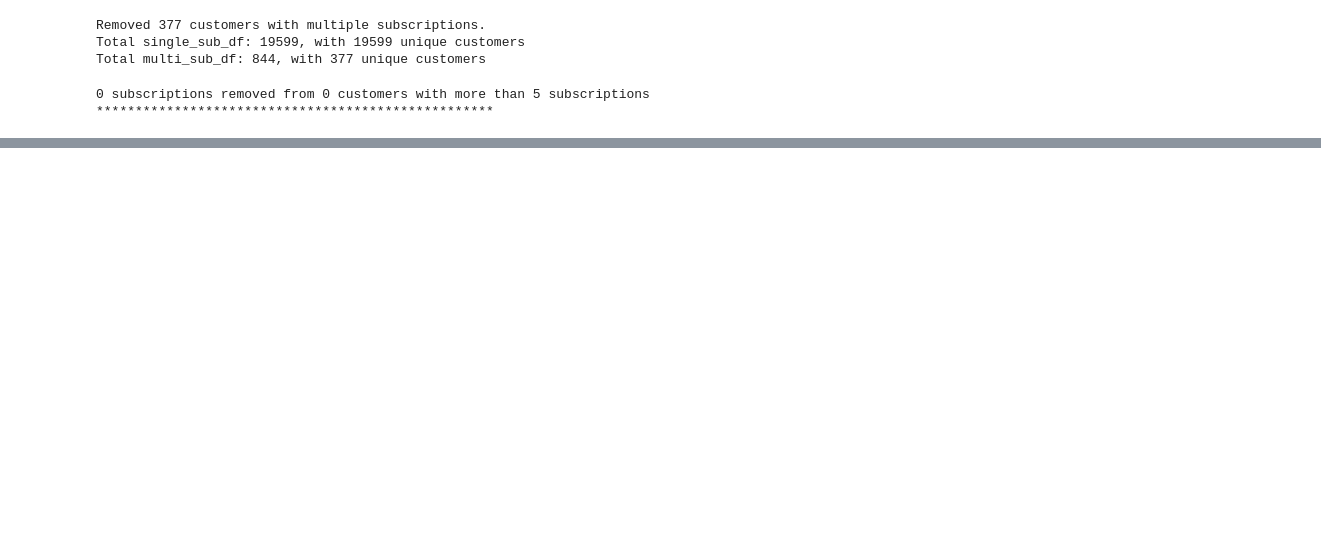
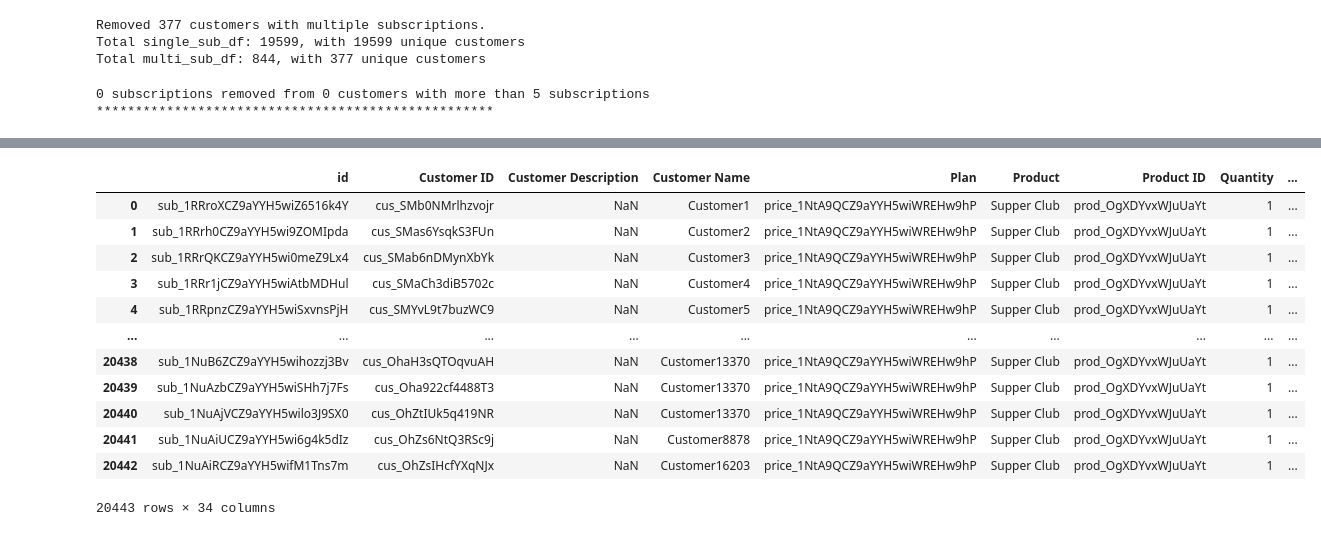
Before and after one commit to 75016paris/dishpatch-app, a Jupyter notebook: Dimanche_iso.ipynb, the cells around one changed output, grey strips where cells are left out. Cells and saved outputs as stored; diff of their text form; code cells hidden in the pictures; blank space fills up the shorter version.

```diff
--- a/Dimanche_iso.ipynb
+++ b/Dimanche_iso.ipynb
@@ -3317,0 +2789,22 @@ Conversion funnel comparison saved: conversion_funnel_comparison_2025-W17_2025-0
+# %%
+    # columns_to_keep = [
+    #     'id', 'Customer Name', 'Customer ID', 'Status', 'Cancellation Reason',
+    #     'Created (UTC)', 'Start (UTC)', 'Current Period Start (UTC)',
+    #     'Current Period End (UTC)', 'Trial Start (UTC)', 'Trial End (UTC)',
+    #     'Canceled At (UTC)', 'Ended At (UTC)', 'senderShopifyCustomerId (metadata)'
+
+sub_raw
+# %% [output]
+|  | id | Customer ID | Customer Description | Customer Name | Plan | Product | Product ID | Quantity | ... |
+| 0 | sub_1RRroXCZ9aYYH5wiZ6516k4Y | cus_SMb0NMrlhzvojr | NaN | Customer1 | price_1NtA9QCZ9aYYH5wiWREHw9hP | Supper Club | prod_OgXDYvxWJuUaYt | 1 | ... |
+| 1 | sub_1RRrh0CZ9aYYH5wi9ZOMIpda | cus_SMas6YsqkS3FUn | NaN | Customer2 | price_1NtA9QCZ9aYYH5wiWREHw9hP | Supper Club | prod_OgXDYvxWJuUaYt | 1 | ... |
+| 2 | sub_1RRrQKCZ9aYYH5wi0meZ9Lx4 | cus_SMab6nDMynXbYk | NaN | Customer3 | price_1NtA9QCZ9aYYH5wiWREHw9hP | Supper Club | prod_OgXDYvxWJuUaYt | 1 | ... |
+| 3 | sub_1RRr1jCZ9aYYH5wiAtbMDHul | cus_SMaCh3diB5702c | NaN | Customer4 | price_1NtA9QCZ9aYYH5wiWREHw9hP | Supper Club | prod_OgXDYvxWJuUaYt | 1 | ... |
+| 4 | sub_1RRpnzCZ9aYYH5wiSxvnsPjH | cus_SMYvL9t7buzWC9 | NaN | Customer5 | price_1NtA9QCZ9aYYH5wiWREHw9hP | Supper Club | prod_OgXDYvxWJuUaYt | 1 | ... |
+| ... | ... | ... | ... | ... | ... | ... | ... | ... | ... |
+| 20438 | sub_1NuB6ZCZ9aYYH5wihozzj3Bv | cus_OhaH3sQTOqvuAH | NaN | Customer13370 | price_1NtA9QCZ9aYYH5wiWREHw9hP | Supper Club | prod_OgXDYvxWJuUaYt | 1 | ... |
+| 20439 | sub_1NuAzbCZ9aYYH5wiSHh7j7Fs | cus_Oha922cf4488T3 | NaN | Customer13370 | price_1NtA9QCZ9aYYH5wiWREHw9hP | Supper Club | prod_OgXDYvxWJuUaYt | 1 | ... |
+| 20440 | sub_1NuAjVCZ9aYYH5wilo3J9SX0 | cus_OhZtIUk5q419NR | NaN | Customer13370 | price_1NtA9QCZ9aYYH5wiWREHw9hP | Supper Club | prod_OgXDYvxWJuUaYt | 1 | ... |
+| 20441 | sub_1NuAiUCZ9aYYH5wi6g4k5dIz | cus_OhZs6NtQ3RSc9j | NaN | Customer8878 | price_1NtA9QCZ9aYYH5wiWREHw9hP | Supper Club | prod_OgXDYvxWJuUaYt | 1 | ... |
+| 20442 | sub_1NuAiRCZ9aYYH5wifM1Tns7m | cus_OhZsIHcfYXqNJx | NaN | Customer16203 | price_1NtA9QCZ9aYYH5wiWREHw9hP | Supper Club | prod_OgXDYvxWJuUaYt | 1 | ... |
+20443 rows × 34 columns
```
Also changed, not shown: parts of 31 cells of this notebook, 40 other files.
